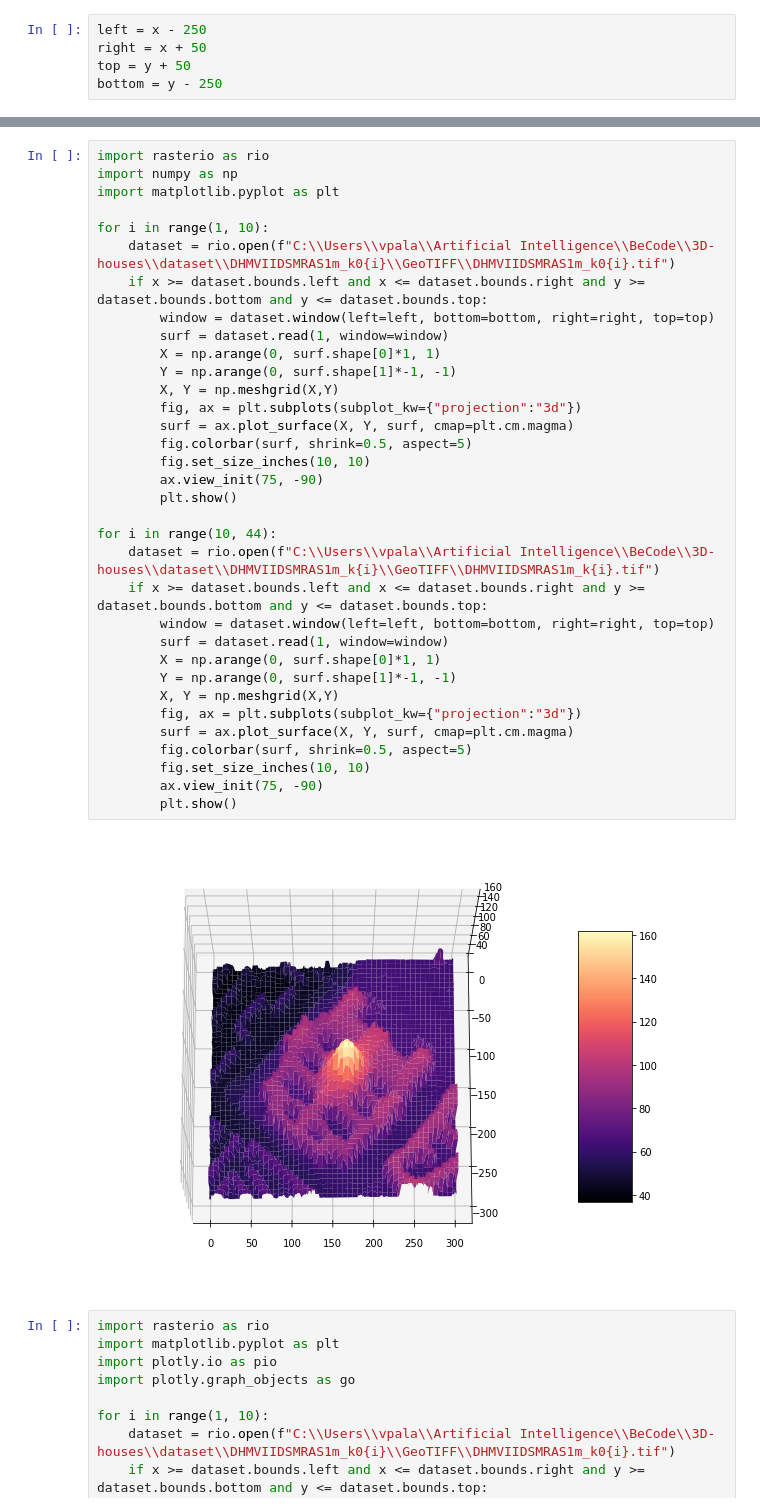
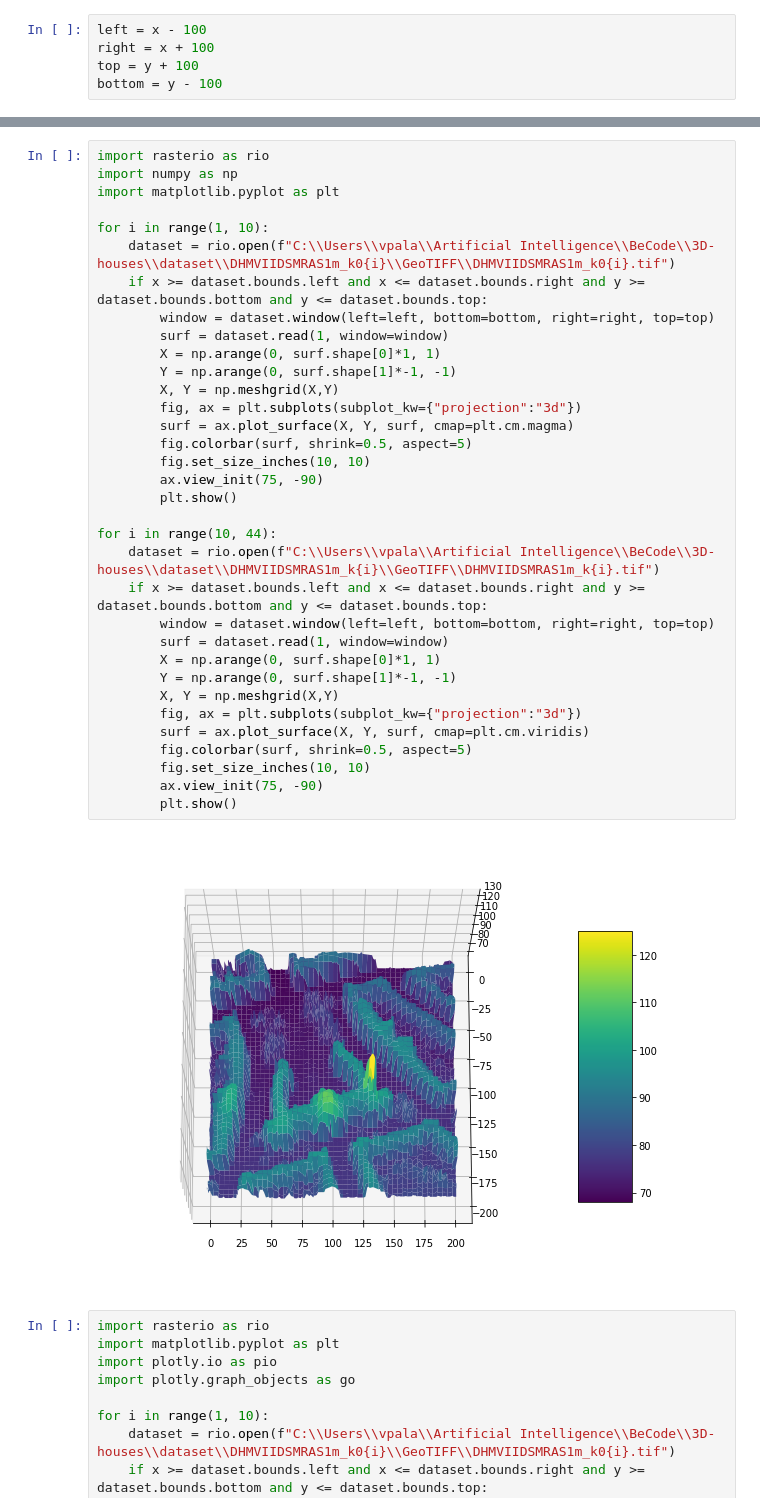
Before and after one commit to VincentPalau/3D-houses, a Jupyter notebook: project.ipynb, the cells around one changed output, grey strips where cells are left out. Drawn from its saved outputs; the diff is of its cells as text.

Commit message:
update project & add plot_building

```diff
--- a/project.ipynb
+++ b/project.ipynb
@@ -38,8 +38,8 @@ y: 169690.84
 # %%
-left = x - 250
-right = x + 50
-top = y + 50
-bottom = y - 250
+left = x - 100
+right = x + 100
+top = y + 100
+bottom = y - 100
 # %%
 import rasterio as rio
 import matplotlib.pyplot as plt
@@ -66,35 +66,35 @@ import matplotlib.pyplot as plt
 
 for i in range(1, 10):
     dataset = rio.open(f"C:\\Users\\vpala\\Artificial Intelligence\\BeCode\\3D-houses\\dataset\\DHMVIIDSMRAS1m_k0{i}\\GeoTIFF\\DHMVIIDSMRAS1m_k0{i}.tif")
     if x >= dataset.bounds.left and x <= dataset.bounds.right and y >= dataset.bounds.bottom and y <= dataset.bounds.top:
         window = dataset.window(left=left, bottom=bottom, right=right, top=top)
         surf = dataset.read(1, window=window)
         X = np.arange(0, surf.shape[0]*1, 1)
         Y = np.arange(0, surf.shape[1]*-1, -1)
         X, Y = np.meshgrid(X,Y)
         fig, ax = plt.subplots(subplot_kw={"projection":"3d"})
         surf = ax.plot_surface(X, Y, surf, cmap=plt.cm.magma)
         fig.colorbar(surf, shrink=0.5, aspect=5)
         fig.set_size_inches(10, 10)
         ax.view_init(75, -90)
         plt.show()
 
 for i in range(10, 44):
     dataset = rio.open(f"C:\\Users\\vpala\\Artificial Intelligence\\BeCode\\3D-houses\\dataset\\DHMVIIDSMRAS1m_k{i}\\GeoTIFF\\DHMVIIDSMRAS1m_k{i}.tif")
     if x >= dataset.bounds.left and x <= dataset.bounds.right and y >= dataset.bounds.bottom and y <= dataset.bounds.top:
         window = dataset.window(left=left, bottom=bottom, right=right, top=top)
         surf = dataset.read(1, window=window)
         X = np.arange(0, surf.shape[0]*1, 1)
         Y = np.arange(0, surf.shape[1]*-1, -1)
         X, Y = np.meshgrid(X,Y)
         fig, ax = plt.subplots(subplot_kw={"projection":"3d"})
-        surf = ax.plot_surface(X, Y, surf, cmap=plt.cm.magma)
+        surf = ax.plot_surface(X, Y, surf, cmap=plt.cm.viridis)
         fig.colorbar(surf, shrink=0.5, aspect=5)
         fig.set_size_inches(10, 10)
         ax.view_init(75, -90)
         plt.show()
 # %% [output]
-[figure, old version]
+[figure, new version]
 # %%
 import rasterio as rio
 import matplotlib.pyplot as plt
```
Also changed, not shown: parts of 3 cells of this notebook, 1 other file.
